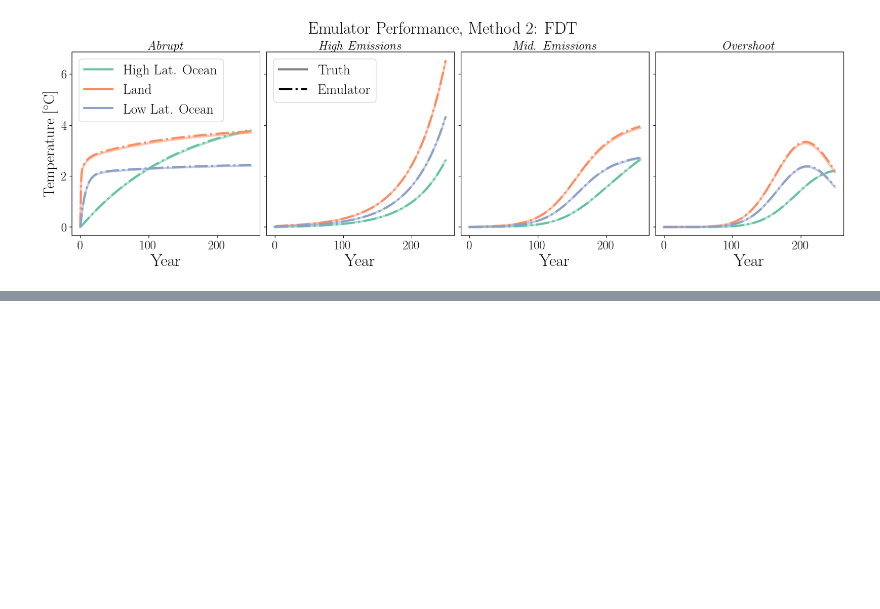
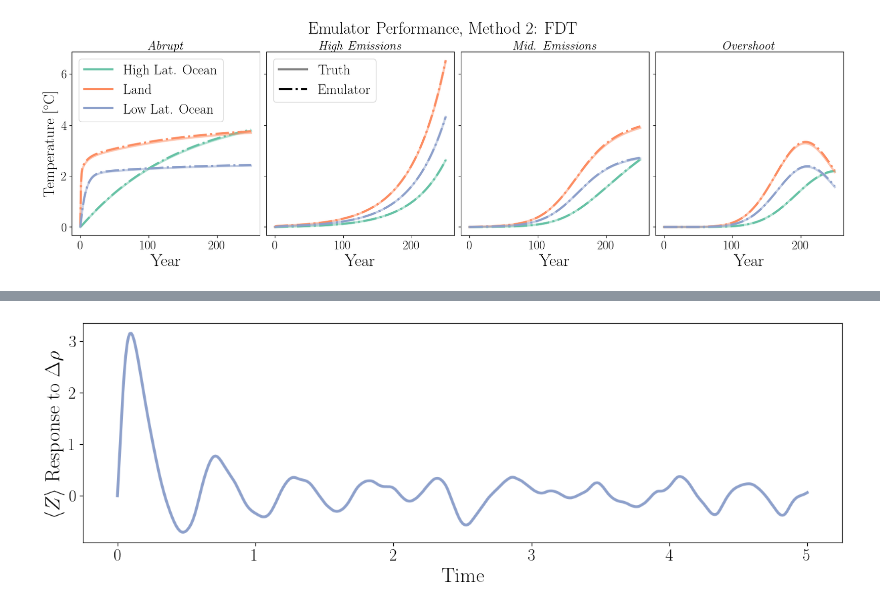
Before and after one commit to cbwomack/SCM_Emulators, a Jupyter notebook: paper_plots.ipynb, the cells around one changed output, grey strips where cells are left out. Cells and saved outputs as stored; diff of their text form; code cells hidden in the pictures; blank space fills up the shorter version.

```diff
--- a/paper_plots.ipynb
+++ b/paper_plots.ipynb
@@ -517,0 +667,13 @@ error_by_method['6_EDMD'][1] = error_by_method['5_DMD'][1]
+# %%
+R_mean = emulator_utils.open_error('R_mean')
+# %%
+fig, ax = plt.subplots(figsize=(12,4),layout='constrained')
+dt = 0.01
+t = np.arange(0,5+dt,dt)
+ax.plot(t,R_mean, lw=3, c=brewer2_light(2))
+ax.set_ylabel(r'$\langle Z \rangle$ Response to $\Delta \rho$',fontsize=22)
+ax.set_xlabel('Time',fontsize=22)
+ax.tick_params(axis='both', which='major', labelsize=18)
+plt.savefig('Figures/Z_response.pdf',dpi=900)
+# %% [output]
+[figure, added]
```
Also changed, not shown: parts of 9 cells of this notebook, 9 other files.
